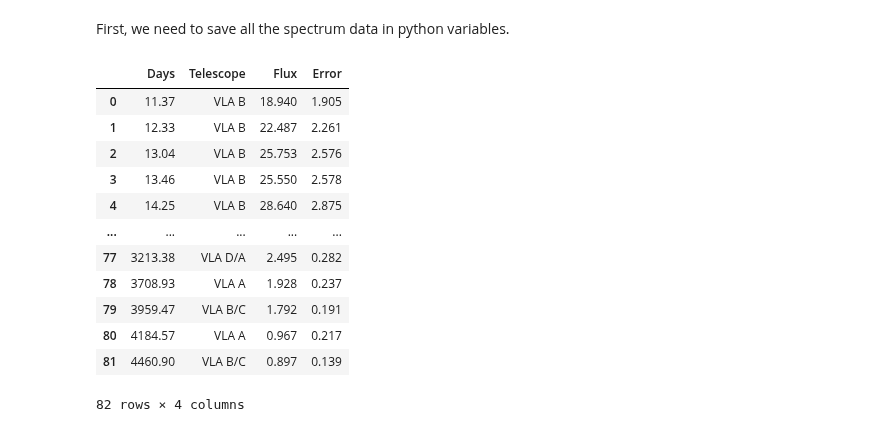
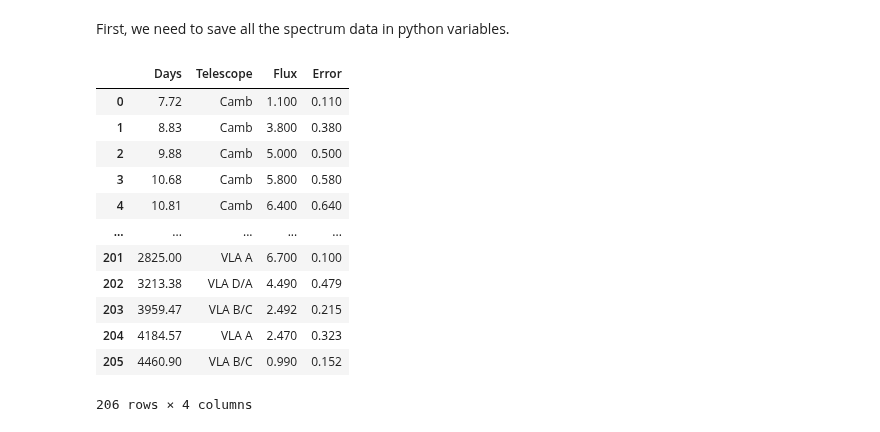
Before and after one commit to Camachoadri/JAEICU2024, a Jupyter notebook: Supernova SN1993J/SN1993J_Synchrotron.ipynb, the cells around one changed output. Saved outputs shown, nothing was run; the diff lists cells and outputs as text; code cells hidden in the pictures.

```diff
--- a/Supernova SN1993J/SN1993J_Synchrotron.ipynb
+++ b/Supernova SN1993J/SN1993J_Synchrotron.ipynb
@@ -19,24 +19,45 @@ The goal of this notebook is to fit the radio emission of the supernova 1993J, d
 # %% [markdown]
 First, we need to save all the spectrum data in python variables.
 # %%
-data_1= pd.read_csv("Data/Datos SuperNova - 1.2_cm.csv")
-data_2= pd.read_csv("Data/Datos SuperNova - 2_cm.csv")
-data_3= pd.read_csv("Data/Datos SuperNova - 3.6_cm.csv")
-data_6= pd.read_csv("Data/Datos SuperNova - 6_cm.csv")
-data_20= pd.read_csv("Data/Datos SuperNova - 20_cm.csv")
+#Initialice the data ararys where the first value will be the wavelenght name
+data=[]
 
-data_1
+data_1=[]
+data_2=[]
+data_3=[]
+data_6=[]
+data_20=[]
+
+data= pd.read_csv("Data/Datos SuperNova - 1.2_cm.csv")
+data_1.extend(('1.2_cm', data))
+
+data= pd.read_csv("Data/Datos SuperNova - 2_cm.csv")
+data_2.extend(('2_cm', data))
+
+data= pd.read_csv("Data/Datos SuperNova - 3.6_cm.csv")
+data_3.extend(('3.6_cm', data))
+
+data= pd.read_csv("Data/Datos SuperNova - 6_cm.csv")
+data_6.extend(('6_cm', data))
+
+data= pd.read_csv("Data/Datos SuperNova - 20_cm.csv")
+data_20.extend(('20_cm', data))
+
+data= []
+data.extend((data_1, data_2, data_3, data_6, data_20))
+
+data[1][1]
 # %% [output]
 |  | Days | Telescope | Flux | Error |
-| 0 | 11.37 | VLA B | 18.940 | 1.905 |
-| 1 | 12.33 | VLA B | 22.487 | 2.261 |
-| 2 | 13.04 | VLA B | 25.753 | 2.576 |
-| 3 | 13.46 | VLA B | 25.550 | 2.578 |
-| 4 | 14.25 | VLA B | 28.640 | 2.875 |
+| 0 | 7.72 | Camb | 1.100 | 0.110 |
+| 1 | 8.83 | Camb | 3.800 | 0.380 |
+| 2 | 9.88 | Camb | 5.000 | 0.500 |
+| 3 | 10.68 | Camb | 5.800 | 0.580 |
+| 4 | 10.81 | Camb | 6.400 | 0.640 |
 | ... | ... | ... | ... | ... |
-| 77 | 3213.38 | VLA D/A | 2.495 | 0.282 |
-| 78 | 3708.93 | VLA A | 1.928 | 0.237 |
-| 79 | 3959.47 | VLA B/C | 1.792 | 0.191 |
-| 80 | 4184.57 | VLA A | 0.967 | 0.217 |
-| 81 | 4460.90 | VLA B/C | 0.897 | 0.139 |
+| 201 | 2825.00 | VLA A | 6.700 | 0.100 |
+| 202 | 3213.38 | VLA D/A | 4.490 | 0.479 |
+| 203 | 3959.47 | VLA B/C | 2.492 | 0.215 |
+| 204 | 4184.57 | VLA A | 2.470 | 0.323 |
+| 205 | 4460.90 | VLA B/C | 0.990 | 0.152 |
-82 rows × 4 columns
+206 rows × 4 columns
```
Also changed, not shown: parts of 2 cells of this notebook, 2 other files.
